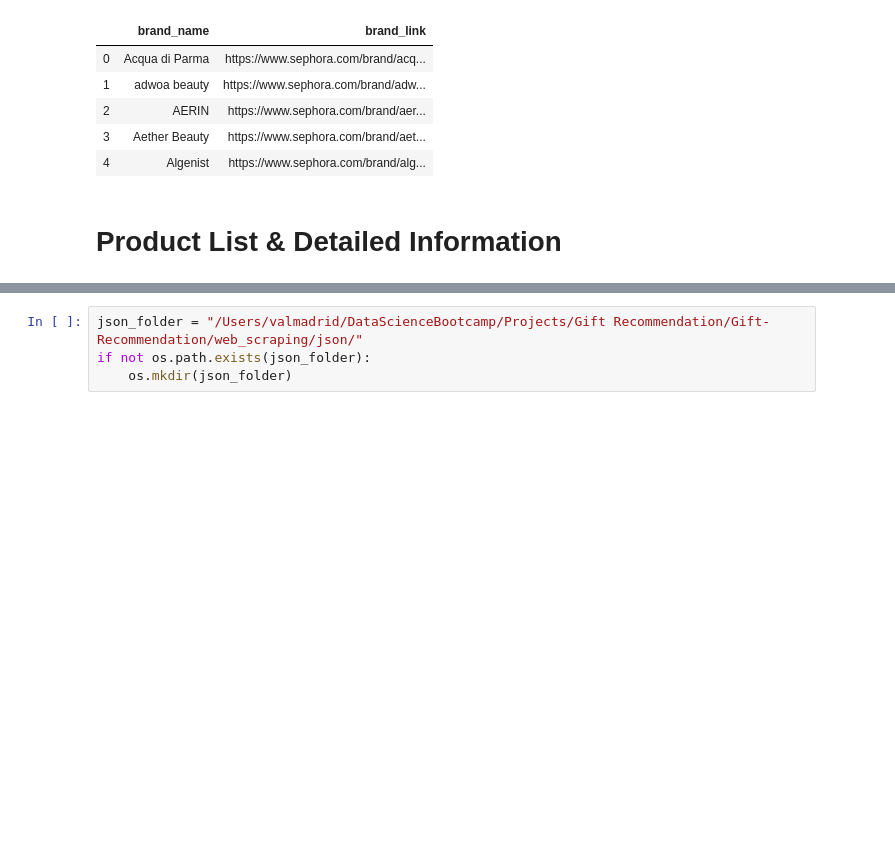
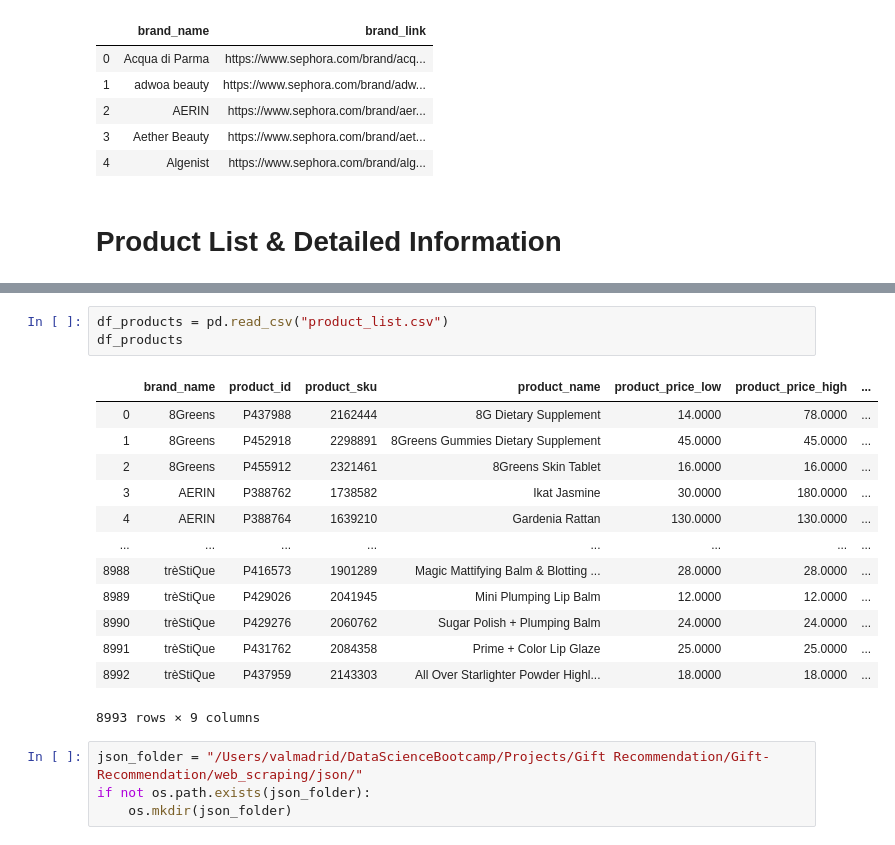
Before and after one commit to valmadrid/Gift-Recommendation, a Jupyter notebook: web_scraping/web_scraping.ipynb, the cells around one changed output, grey strips where cells are left out. Cells and saved outputs as stored; diff of their text form; blank space fills up the shorter version.

```diff
--- a/web_scraping/web_scraping.ipynb
+++ b/web_scraping/web_scraping.ipynb
@@ -62,3 +108,20 @@ df_brands.head()
+# %%
+df_products = pd.read_csv("product_list.csv")
+df_products
+# %% [output]
+|  | brand_name | product_id | product_sku | product_name | product_price_low | product_price_high | ... |
+| 0 | 8Greens | P437988 | 2162444 | 8G Dietary Supplement | 14.0000 | 78.0000 | ... |
+| 1 | 8Greens | P452918 | 2298891 | 8Greens Gummies Dietary Supplement | 45.0000 | 45.0000 | ... |
+| 2 | 8Greens | P455912 | 2321461 | 8Greens Skin Tablet | 16.0000 | 16.0000 | ... |
+| 3 | AERIN | P388762 | 1738582 | Ikat Jasmine | 30.0000 | 180.0000 | ... |
+| 4 | AERIN | P388764 | 1639210 | Gardenia Rattan | 130.0000 | 130.0000 | ... |
+| ... | ... | ... | ... | ... | ... | ... | ... |
+| 8988 | trèStiQue | P416573 | 1901289 | Magic Mattifying Balm & Blotting ... | 28.0000 | 28.0000 | ... |
+| 8989 | trèStiQue | P429026 | 2041945 | Mini Plumping Lip Balm | 12.0000 | 12.0000 | ... |
+| 8990 | trèStiQue | P429276 | 2060762 | Sugar Polish + Plumping Balm | 24.0000 | 24.0000 | ... |
+| 8991 | trèStiQue | P431762 | 2084358 | Prime + Color Lip Glaze | 25.0000 | 25.0000 | ... |
+| 8992 | trèStiQue | P437959 | 2143303 | All Over Starlighter Powder Highl... | 18.0000 | 18.0000 | ... |
+8993 rows × 9 columns
 # %%
 json_folder = "/Users/valmadrid/DataScienceBootcamp/Projects/Gift Recommendation/Gift-Recommendation/web_scraping/json/"
 if not os.path.exists(json_folder):
```
Also changed, not shown: parts of 17 cells of this notebook, 3 other files.
